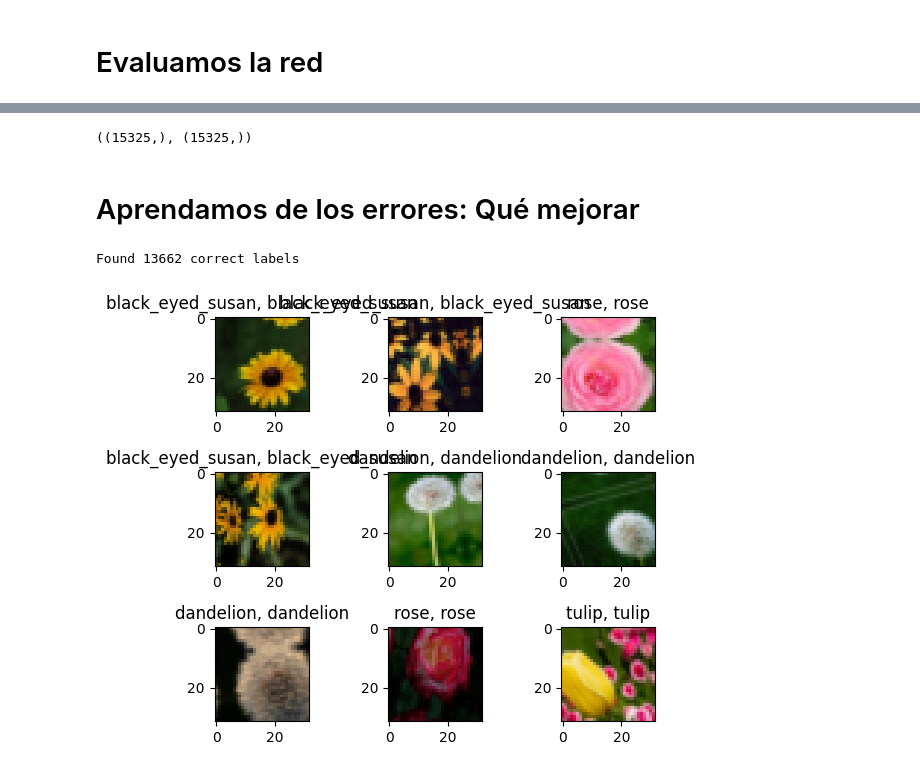
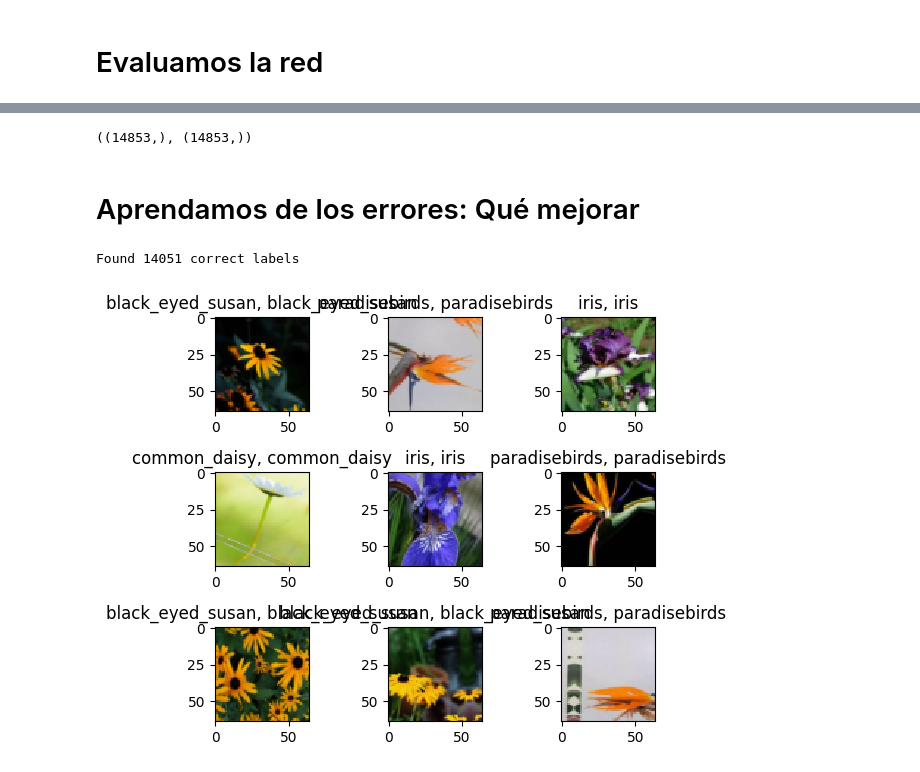
Before and after one commit to JorgeAngel01/Tecnm-ITM_IA, a Jupyter notebook: CNN/CNN copy 2.ipynb, the cells around one changed output, grey strips where cells are left out. Drawn from its saved outputs; the diff is of its cells as text; code cells hidden in the pictures.

Commit message:
fifth model

```diff
--- a/CNN/CNN copy 2.ipynb
+++ b/CNN/CNN copy 2.ipynb
@@ -52,7 +52,7 @@ cant=0
 
 print("leyendo imagenes de ",imgpath)
 
-small_size = (32, 32, 3)  # Adjust the size as needed
+small_size = (64, 64, 3)  # Adjust the size as needed
 
 for root, dirnames, filenames in os.walk(imgpath):
     for filename in filenames:
@@ -206,11 +206,11 @@ print(train_X.shape,valid_X.shape,train_label.shape,valid_label.shape)
 #declaramos variables con los parámetros de configuración de la red
 """ INIT_LR = 1e-3 # Valor inicial de learning rate. El valor 1e-3 corresponde con 0.001 """
 INIT_LR = 0.003 # Valor inicial de learning rate. El valor 1e-3 corresponde con 0.001
-epochs = 200 # Cantidad de iteraciones completas al conjunto de imagenes de entrenamiento
+epochs = 80 # Cantidad de iteraciones completas al conjunto de imagenes de entrenamiento
 batch_size = 16 # cantidad de imágenes que se toman a la vez en memoria
 # %%
 flor_model = Sequential()
-flor_model.add(Conv2D(32, kernel_size=(3, 3),activation='linear',padding='same',input_shape=(32,32,3)))
+flor_model.add(Conv2D(32, kernel_size=(3, 3),activation='linear',padding='same',input_shape=(64,64,3)))
 flor_model.add(LeakyReLU(alpha=0.1))
 flor_model.add(MaxPooling2D((2, 2),padding='same'))
 flor_model.add(Dropout(0.5))
@@ -341,22 +344,22 @@ predicted_classes=np.array(predicted_classes)
 # %%
 predicted_classes.shape, test_Y.shape
 # %% [output]
-((15325,), (15325,))
+((14853,), (14853,))
 # %% [markdown]
 # Aprendamos de los errores: Qué mejorar
 # %%
 correct = np.where(predicted_classes==test_Y)[0]
 print("Found %d correct labels" % len(correct))
 for i, correct in enumerate(correct[0:9]):
     plt.subplot(3,3,i+1)
-    plt.imshow(test_X[correct].reshape(32,32,3), cmap='gray', interpolation='none')
+    plt.imshow(test_X[correct].reshape(64,64,3), cmap='gray', interpolation='none')
     plt.title("{}, {}".format(flores[predicted_classes[correct]],
                                                     flores[test_Y[correct]]))
 
     plt.tight_layout()
 # %% [output]
-Found 13662 correct labels
+Found 14051 correct labels
-[figure, old version]
+[figure, new version]
 # %%
 incorrect = np.where(predicted_classes!=test_Y)[0]
 print("Found %d incorrect labels" % len(incorrect))
```
Also changed, not shown: parts of 19 cells of this notebook, 2 other files.
